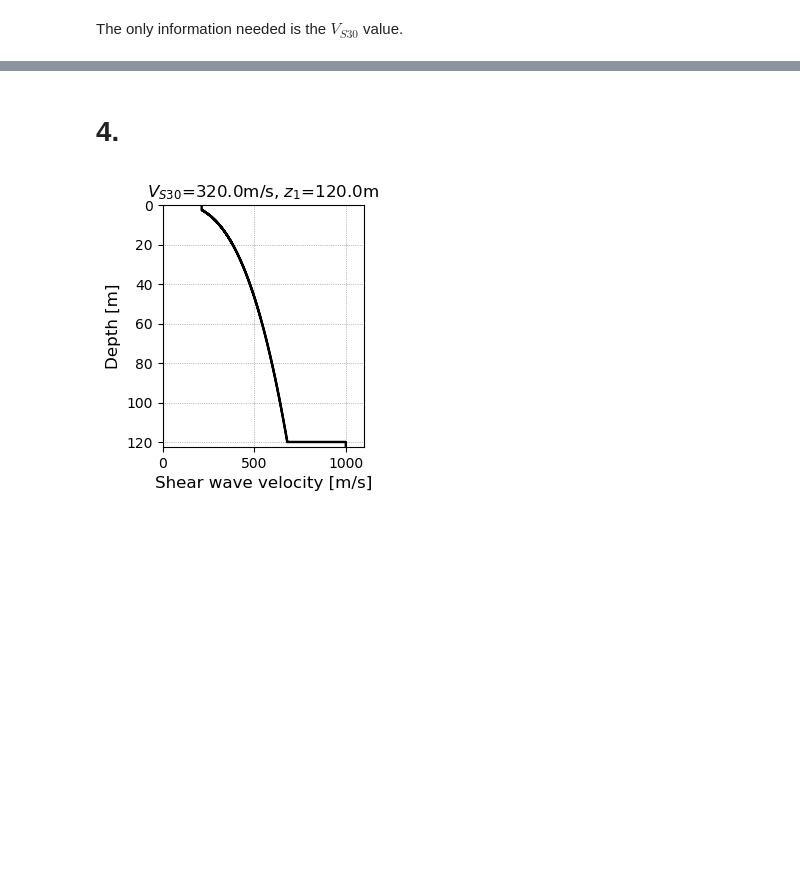
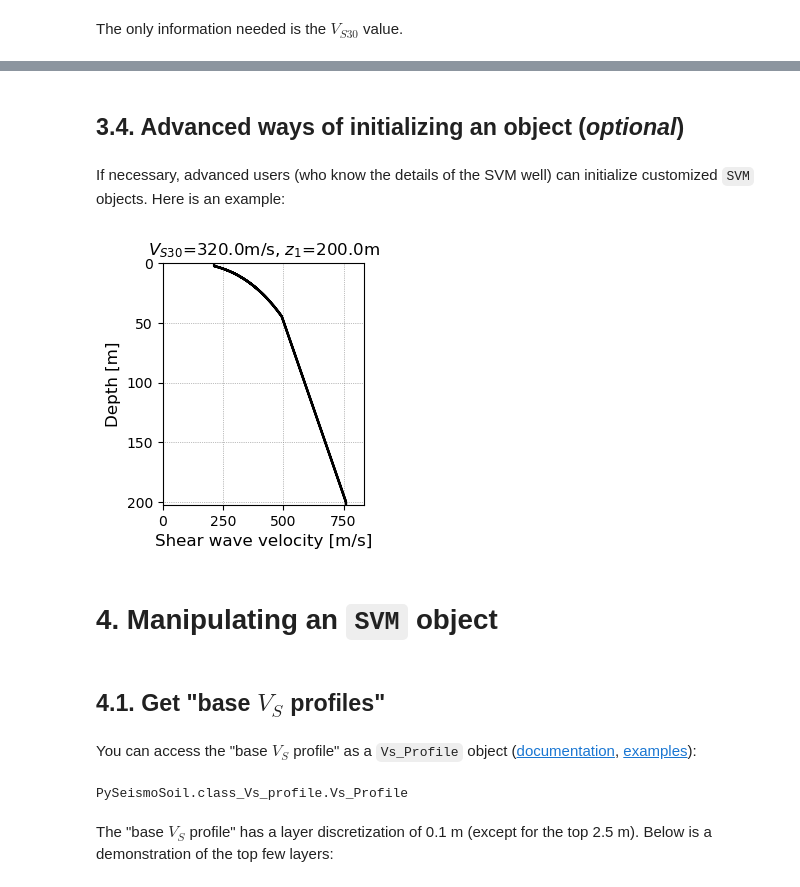
Before and after one commit to Caltech-geoquake/PySeismoSoil, a Jupyter notebook: examples/Demo_06_SVM.ipynb, the cells around one changed output, grey strips where cells are left out. Drawn from its saved outputs; the diff is of its cells as text; code cells hidden in the pictures; blank space fills up the shorter version.

Commit message:
Finish demo notebook for SVM

```diff
--- a/examples/Demo_06_SVM.ipynb
+++ b/examples/Demo_06_SVM.ipynb
@@ -26,6 +60,23 @@ svm = SVM(Vs30, z1=120)
+# %% [markdown]
+## 3.4. Advanced ways of initializing an object (_optional_)
+# %% [markdown]
+If necessary, advanced users (who know the details of the SVM well) can initialize customized `SVM` objects. Here is an example:
+# %%
+# use 760 m/s as bedrock; start "linear interpolation" at 65% of 760 m/s:
+svm_3 = SVM(Vs30, z1=200, Vs_cap=760, eta=0.65)
+svm_3.plot();
+# %% [output]
+[figure, added]
 # %% [markdown]
-# 4.
+# 4. Manipulating an `SVM` object
-# %%
-svm.plot();
-# %% [output]
-[figure, removed]
+# %% [markdown]
+## 4.1. Get "base $V_S$ profiles"
+# %% [markdown]
+You can access the "base $V_S$ profile" as a `Vs_Profile` object ([documentation](https://pyseismosoil.readthedocs.io/en/stable/api_docs/class_Vs_profile.html), [examples](./Demo_02_Vs_Profile.ipynb)):
+# %%
+base_profile_0 = svm_0.base_profile
+type(base_profile_0)
+# %% [output]
+PySeismoSoil.class_Vs_profile.Vs_Profile
+# %% [markdown]
+The "base $V_S$ profile" has a layer discretization of 0.1 m (except for the top 2.5 m). Below is a demonstration of the top few layers:
```
Also changed, not shown: parts of 52 cells of this notebook, 2 other files.
